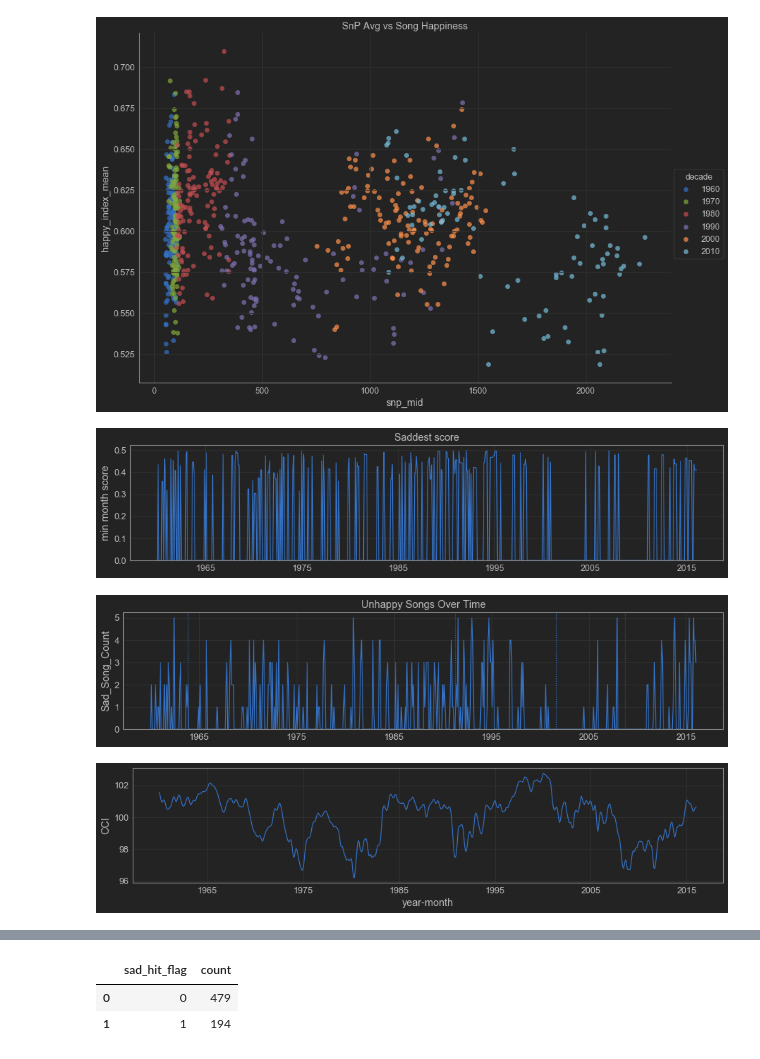
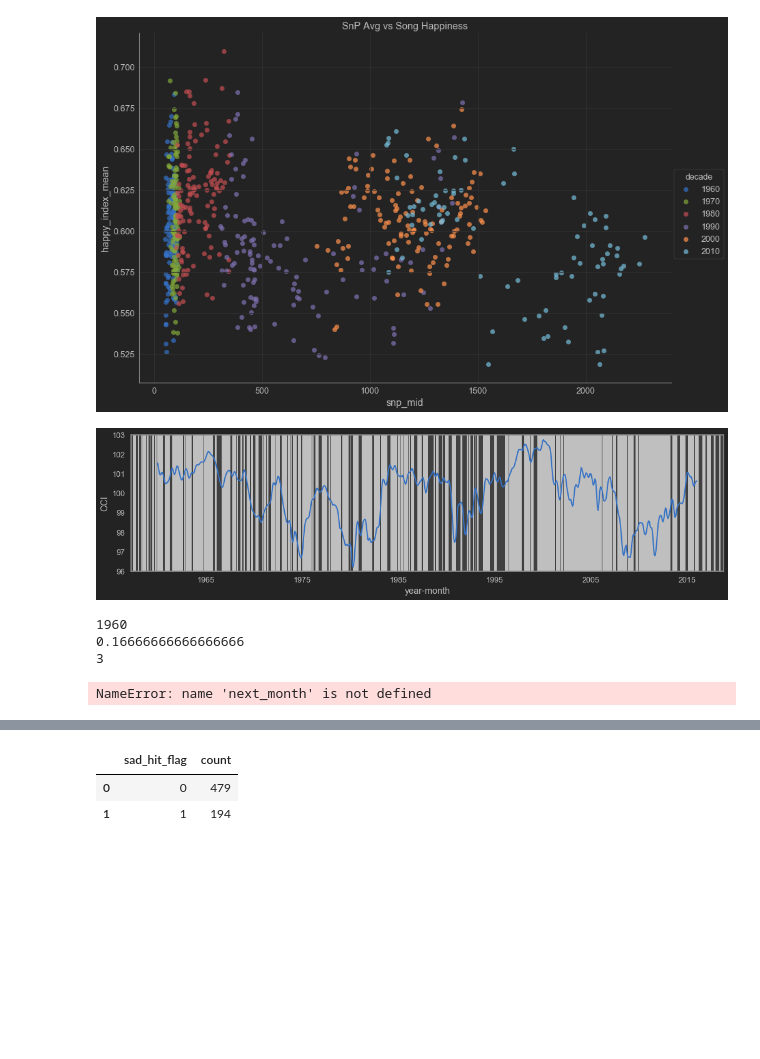
Before and after one commit to akraemer007/what_exactly_are_we_turning_down_for_again, a Jupyter notebook: EDA/eda.ipynb, the cells around one changed output, grey strips where cells are left out. Drawn from its saved outputs; the diff is of its cells as text; code cells hidden in the pictures; blank space fills up the shorter version.

```diff
--- a/EDA/eda.ipynb
+++ b/EDA/eda.ipynb
@@ -5,7 +5,7 @@ import matplotlib
 import matplotlib.pyplot as plt
 from jupyterthemes import jtplot
 import seaborn as sns
-# sns.set(color_codes = True)
+sns.set(color_codes = True)
 %matplotlib inline
 matplotlib.rcParams['figure.figsize'] = (10, 8)
 # %%
@@ -389,39 +428,65 @@ flag_df = pd.merge(flag_df, cci_df)
 flag_df['dates'] = [pd.to_datetime(str(a)+str(b)+str(c), format='%m%d%Y') for a,b,c in zip(flag_df.month, np.ones(flag_df.shape[0]).astype(int), flag_df.year)]
 flag_df = flag_df.set_index('dates')
 # %%
-plt.subplots(figsize=(15,3))
+# plt.subplots(figsize=(15,3))
 
-plt.plot(flag_df['happy_index_min'])
+# plt.plot(flag_df['happy_index_min'])
 
-plt.title('Saddest score')
-plt.ylabel('min month score')
-plt.ylim(0)
-plt.show()
+# plt.title('Saddest score')
+# plt.ylabel('min month score')
+# plt.ylim(0)
+# plt.show()
 
-plt.subplots(figsize=(15,3))
+# plt.subplots(figsize=(15,3))
 
-plt.plot(flag_df['count'])
-plt.axvline(x='1963-10-22', ls = 'dotted') # JFK
-plt.axvline(x='1991-04-09', ls = 'dotted') # berlin wall down
-# plt.axvline(x='1998-09-09', ls = 'dotted') # around the time of bill clinton bj
-plt.axvline(x='2001-09-01', ls = 'dotted') # 9/11
-plt.axvline(x='2008-09-15', ls = 'dotted') # stock mkt crash
+# plt.plot(flag_df['count'])
+# plt.axvline(x='1963-10-22', ls = 'dotted') # JFK
+# plt.axvline(x='1991-04-09', ls = 'dotted') # berlin wall down
+# # plt.axvline(x='1997-09-09', ls = 'dotted') # around the time of bill clinton bj
+# plt.axvline(x='2001-09-01', ls = 'dotted') # 9/11
+# plt.axvline(x='2008-09-15', ls = 'dotted') # stock mkt crash
 
 
-plt.title('Unhappy Songs Over Time')
-plt.ylabel('Sad_Song_Count')
-plt.ylim(0)
-plt.show()
+# plt.title('Unhappy Songs Over Time')
+# plt.ylabel('Sad_Song_Count')
+# plt.ylim(0)
+# plt.show()
 
 ##### Plot 2 #####
 
-plt.subplots(figsize=(15,3))
+fig, ax = plt.subplots(figsize=(17,4))
 
-plt.plot(flag_df['cci_value'])
-plt.xlabel('year-month')
-plt.ylabel('CCI')
+ax.plot(flag_df['cci_value'])
+# plt.bar(x = flag_df.index, height = 10, bottom = 95, color = 'purple', alpha = flag_df['sad_hit_flag']*.1)
+ax.pcolorfast(ax.get_xlim(), ax.get_ylim(),
+              flag_df['sad_hit_flag'].values[np.newaxis],
+              cmap='Greys', alpha=.5)
+ax.grid(False)
+ax.set_facecolor('grey')
+ax.set_xlabel('year-month')
+ax.set_ylabel('CCI')
+ax.set_ylim(96, 103)
 plt.show()
 # %% [output]
-[figure, old version]
+[figure, new version]
-[figure, removed]
-[figure, removed]
+# %%
+sad_flag_df = flag_df[flag_df['sad_hit_flag'] == 1]
+import datetime
+for i in sad_flag_df.index:
+    next_month = datetime.datetime(i.year + (i.month / 12), ((i.month % 12) + 1), 1)
+    print(i, next_month)
+
+#     print(i, i +  ) # add a month subtract a day.
+
+# # Getting the boundaries for dates in feb and march
+# period = df[(df.index.month > 1) & (df.index.month < 3)].index
+# # Highlighting
+# ax.axvspan(min(period) - MonthBegin(), max(period) + MonthEnd(),
+#            facecolor='g', edgecolor='none', alpha=.2)
+
+# highlight_weekends(flag_df.index)
+# %% [output]
+1960
+0.16666666666666666
+3
+NameError: name 'next_month' is not defined
```
Also changed, not shown: parts of 16 cells of this notebook, 4 other files.
